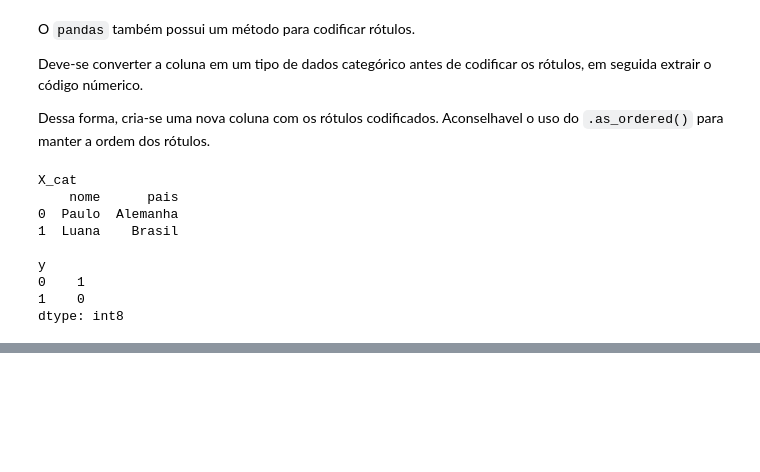
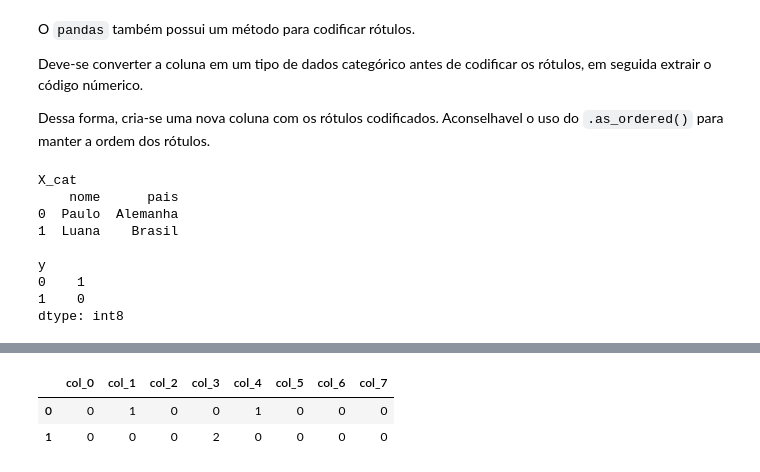
Before and after one commit to pcmoraesmenezes/Inteligencia-Artificial, a Jupyter notebook: Livros/Machine Learning - Guia de Referência Rápida/codigos/capitulo7.ipynb, the cells around one changed output, grey strips where cells are left out. Drawn from its saved outputs; the diff is of its cells as text; code cells hidden in the pictures; blank space fills up the shorter version.

```diff
--- a/Livros/Machine Learning - Guia de Referência Rápida/codigos/capitulo7.ipynb
+++ b/Livros/Machine Learning - Guia de Referência Rápida/codigos/capitulo7.ipynb
@@ -210,0 +318,7 @@ dtype: int8
+# %%
+he = ce.HashingEncoder(verbose=1)
+he.fit_transform(X_cat)
+# %% [output]
+|  | col_0 | col_1 | col_2 | col_3 | col_4 | col_5 | col_6 | col_7 |
+| 0 | 0 | 1 | 0 | 0 | 1 | 0 | 0 | 0 |
+| 1 | 0 | 0 | 0 | 2 | 0 | 0 | 0 | 0 |
```
Also changed, not shown: parts of 34 cells of this notebook.
